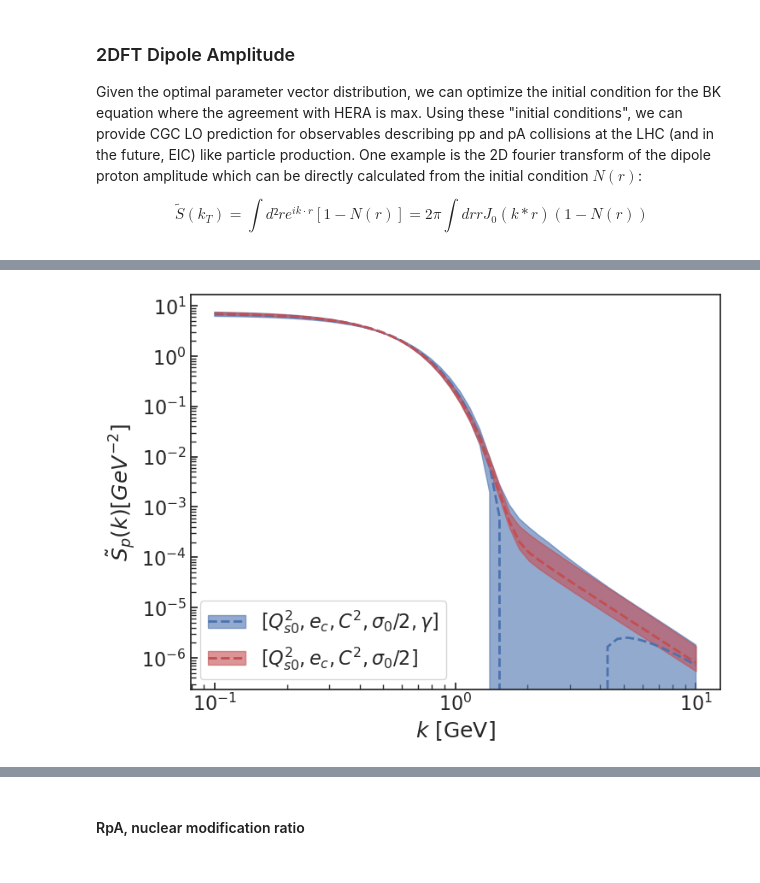
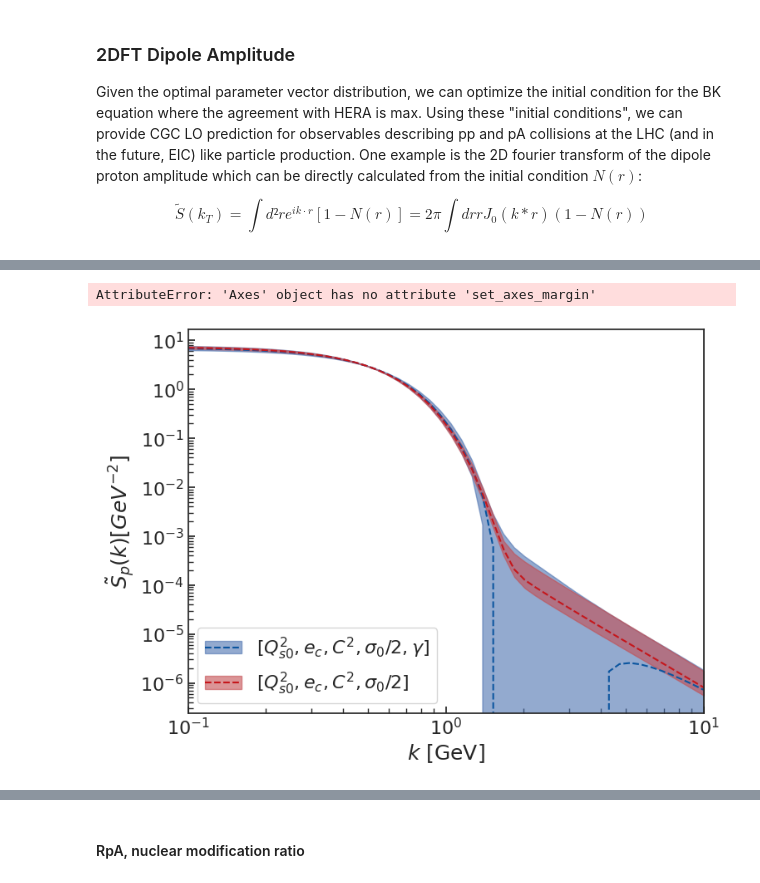
Before and after one commit to camcasuga/BayesianBK_results, a Jupyter notebook: analysis.ipynb, the cells around one changed output, grey strips where cells are left out. Drawn from its saved outputs; the diff is of its cells as text; code cells hidden in the pictures.

```diff
--- a/analysis.ipynb
+++ b/analysis.ipynb
@@ -370,11 +362,14 @@ ratio between mean and lower band [0.686]
 # %%
 sp_mve = sp_comp if model_ == "mv5" else sp
 sp_mv5 = sp if model_ == "mv5" else sp_comp
 fig, ax = plt.subplots(1,1, figsize = (8,6))
-fig, ax = plot_pred_mve_vs_mv5(fig, ax, sp_mve, sp_mv5, k, r'$\tilde{S}_{p}(k) [GeV^{-2}]$', "$k$ [GeV]", legend_loc = "lower left", xlogscale= True, ylogscale = True)
-#fig.savefig("plots/{}_sp.pdf".format(correlated_str), bbox_inches='tight')
+fig, ax = plot_pred_mve_vs_mv5(fig, ax, sp_mve, sp_mv5, k, r'$\tilde{S}_{p}(k) [GeV^{-2}]$', "$k$ [GeV]", legend_loc = "lower left", xlogscale= True, ylogscale = True, linewidth_=1.5)
+ax.set_xlim(.1, 10)
+ax.set_axes_margin(0.0)
+fig.savefig("plots/{}_sp.pdf".format(correlated_str), bbox_inches='tight')
 # %% [output]
+AttributeError: 'Axes' object has no attribute 'set_axes_margin'
-[figure, old version]
+[figure, new version]
 # %%
 sp_norm = sp/sp[0]
 sp_comp_norm = sp_comp/sp_comp[0]
```
Also changed, not shown: parts of 29 cells of this notebook, 16 other files.
